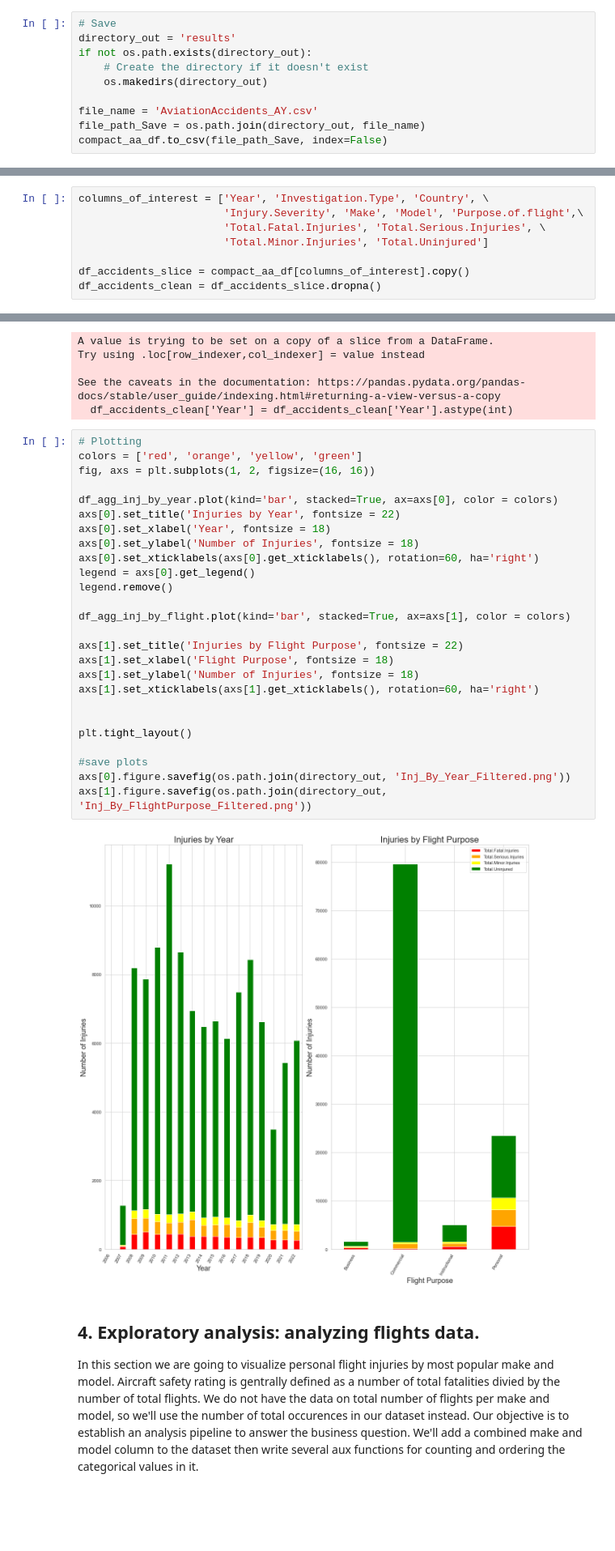
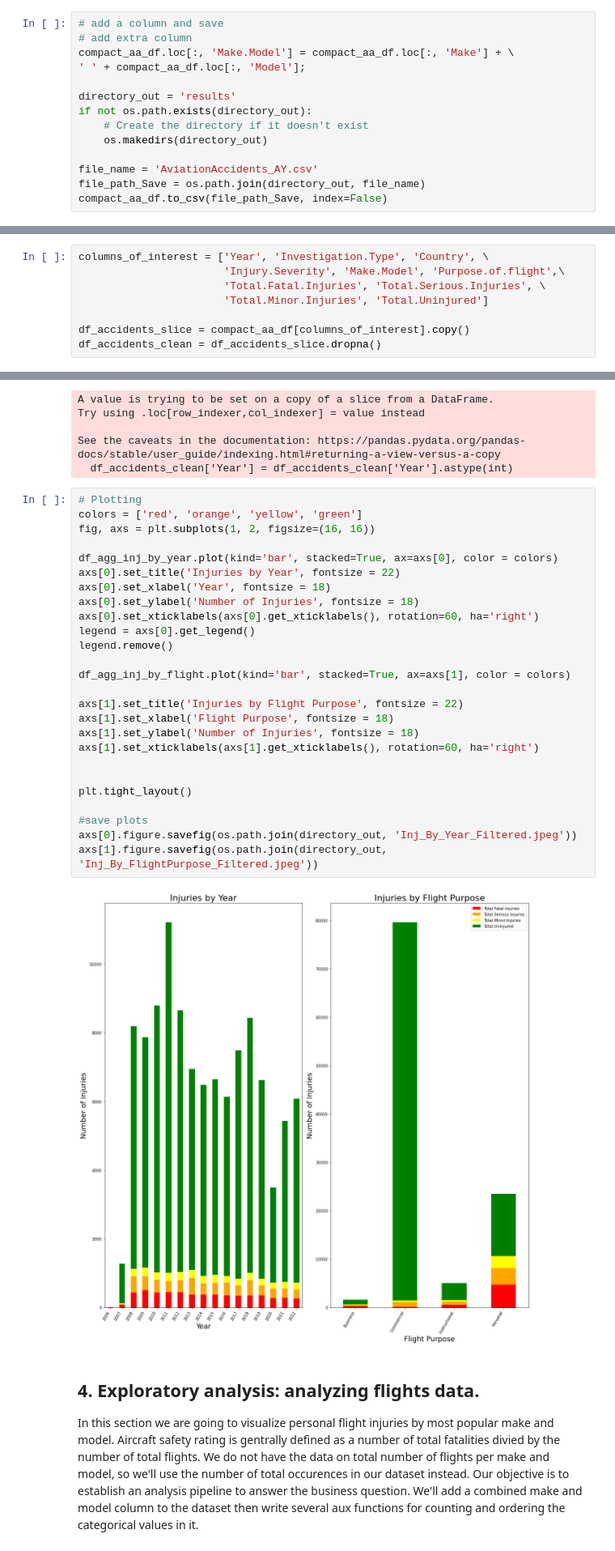
Before and after one commit to leksea/dsc-phase-1-project, a Jupyter notebook: Alexandra Yakovleva Phase 1 DS Flex Final Project.ipynb, the cells around one changed output, grey strips where cells are left out. Shown at 81% size. Cells and saved outputs as stored; diff of their text form; blank space fills up the shorter version.

```diff
--- a/Alexandra Yakovleva Phase 1 DS Flex Final Project.ipynb
+++ b/Alexandra Yakovleva Phase 1 DS Flex Final Project.ipynb
@@ -413,7 +413,11 @@ Data columns (total 21 columns):
 dtypes: datetime64[ns](1), float64(6), object(14)
 memory usage: 14.5+ MB
 # %%
-# Save
+# add a column and save
+# add extra column
+compact_aa_df.loc[:, 'Make.Model'] = compact_aa_df.loc[:, 'Make'] + \
+' ' + compact_aa_df.loc[:, 'Model'];
+
 directory_out = 'results'
 if not os.path.exists(directory_out):
     # Create the directory if it doesn't exist
@@ -442,7 +432,7 @@ compact_aa_df.to_csv(file_path_Save, index=False)
 We'll work on further reducing the dataset, dropping NaNs and establishing a template for the final business analysis. Begin with identifying key columns and filter parameters.
 # %%
 columns_of_interest = ['Year', 'Investigation.Type', 'Country', \
-                       'Injury.Severity', 'Make', 'Model', 'Purpose.of.flight',\
+                       'Injury.Severity', 'Make.Model', 'Purpose.of.flight',\
                        'Total.Fatal.Injuries', 'Total.Serious.Injuries', \
                        'Total.Minor.Injuries', 'Total.Uninjured']
 
@@ -524,31 +514,31 @@ See the caveats in the documentation: https://pandas.pydata.org/pandas-docs/stab
 # %%
 # Plotting
 colors = ['red', 'orange', 'yellow', 'green']
 fig, axs = plt.subplots(1, 2, figsize=(16, 16))
 
 df_agg_inj_by_year.plot(kind='bar', stacked=True, ax=axs[0], color = colors)
 axs[0].set_title('Injuries by Year', fontsize = 22)
 axs[0].set_xlabel('Year', fontsize = 18)
 axs[0].set_ylabel('Number of Injuries', fontsize = 18)
 axs[0].set_xticklabels(axs[0].get_xticklabels(), rotation=60, ha='right')
 legend = axs[0].get_legend()
 legend.remove()
 
 df_agg_inj_by_flight.plot(kind='bar', stacked=True, ax=axs[1], color = colors)
 
 axs[1].set_title('Injuries by Flight Purpose', fontsize = 22)
 axs[1].set_xlabel('Flight Purpose', fontsize = 18)
 axs[1].set_ylabel('Number of Injuries', fontsize = 18)
 axs[1].set_xticklabels(axs[1].get_xticklabels(), rotation=60, ha='right')
 
 
 plt.tight_layout()
 
 #save plots
-axs[0].figure.savefig(os.path.join(directory_out, 'Inj_By_Year_Filtered.png'))
-axs[1].figure.savefig(os.path.join(directory_out, 'Inj_By_FlightPurpose_Filtered.png'))
+axs[0].figure.savefig(os.path.join(directory_out, 'Inj_By_Year_Filtered.jpeg'))
+axs[1].figure.savefig(os.path.join(directory_out, 'Inj_By_FlightPurpose_Filtered.jpeg'))
 # %% [output]
-[figure, old version]
+[figure, new version]
 # %% [markdown]
 ## 4. Exploratory analysis: analyzing flights data.
 
```
Also changed, not shown: parts of 11 cells of this notebook, 8 other files.
